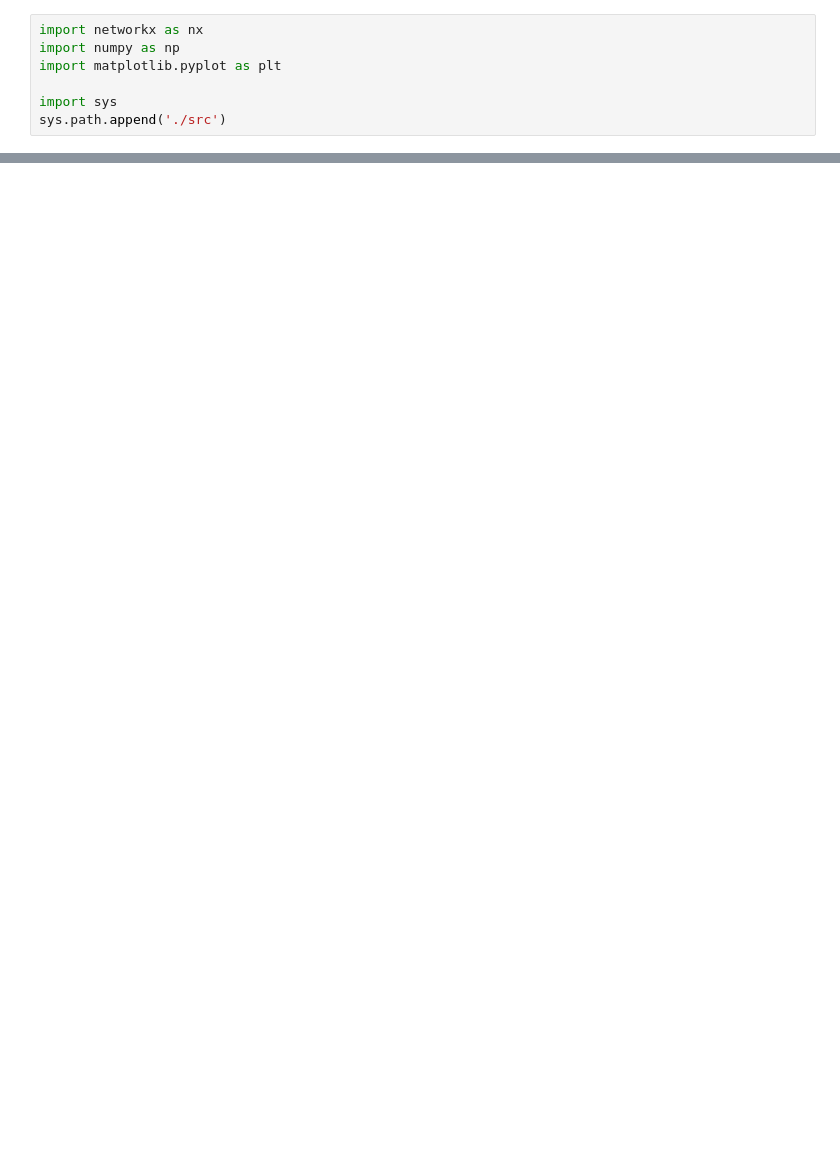
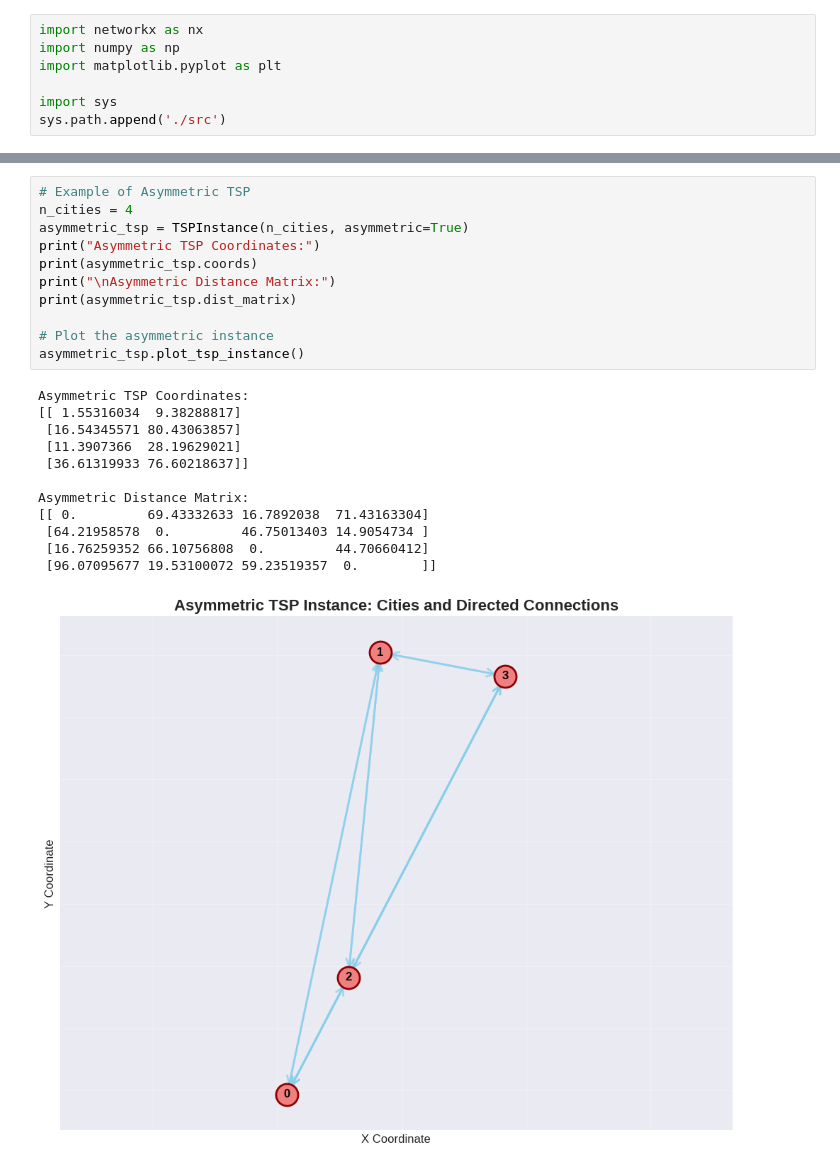
Before and after one commit to QubiTO-team/single-qubit-TSP, a Jupyter notebook: brute_force.ipynb, the cells around one changed output, grey strips where cells are left out. Drawn from its saved outputs; the diff is of its cells as text; blank space fills up the shorter version.

Commit message:
Enhanced TSPInstance to support asymmetric TSP

```diff
--- a/brute_force.ipynb
+++ b/brute_force.ipynb
@@ -34,0 +35,24 @@ Distance Matrix:
+# %%
+# Example of Asymmetric TSP
+n_cities = 4
+asymmetric_tsp = TSPInstance(n_cities, asymmetric=True)
+print("Asymmetric TSP Coordinates:")
+print(asymmetric_tsp.coords)
+print("\nAsymmetric Distance Matrix:")
+print(asymmetric_tsp.dist_matrix)
+
+# Plot the asymmetric instance
+asymmetric_tsp.plot_tsp_instance()
+# %% [output]
+Asymmetric TSP Coordinates:
+[[ 1.55316034  9.38288817]
+ [16.54345571 80.43063857]
+ [11.3907366  28.19629021]
+ [36.61319933 76.60218637]]
+
+Asymmetric Distance Matrix:
+[[ 0.         69.43332633 16.7892038  71.43163304]
+ [64.21958578  0.         46.75013403 14.9054734 ]
+ [16.76259352 66.10756808  0.         44.70660412]
+ [96.07095677 19.53100072 59.23519357  0.        ]]
+[figure, added]
```
Also changed, not shown: parts of 1 cell of this notebook, 1 other file.
